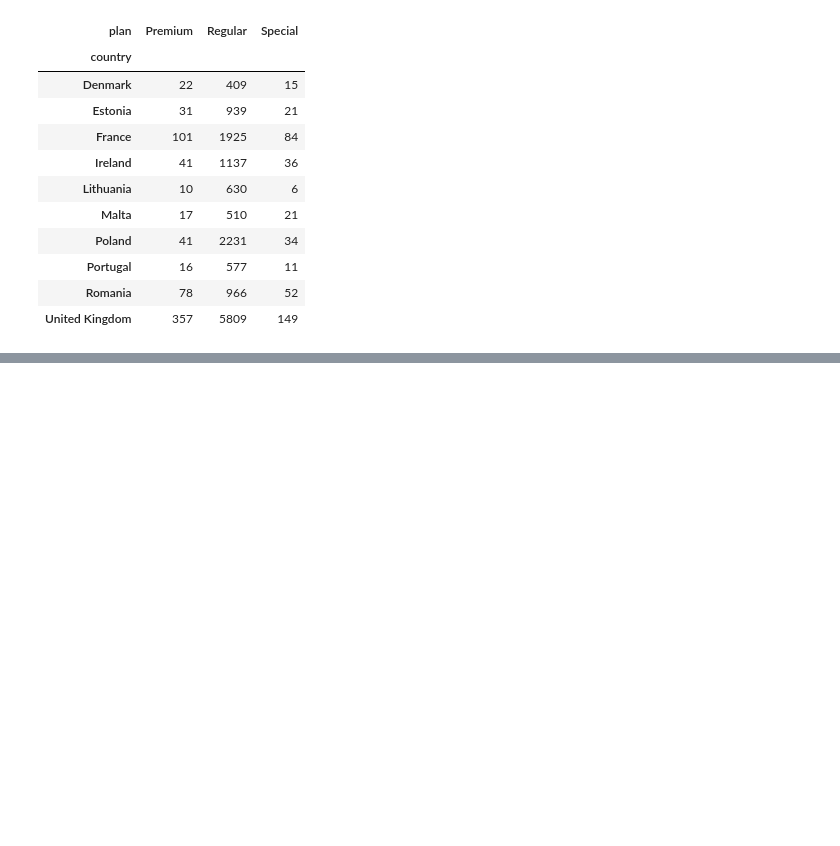
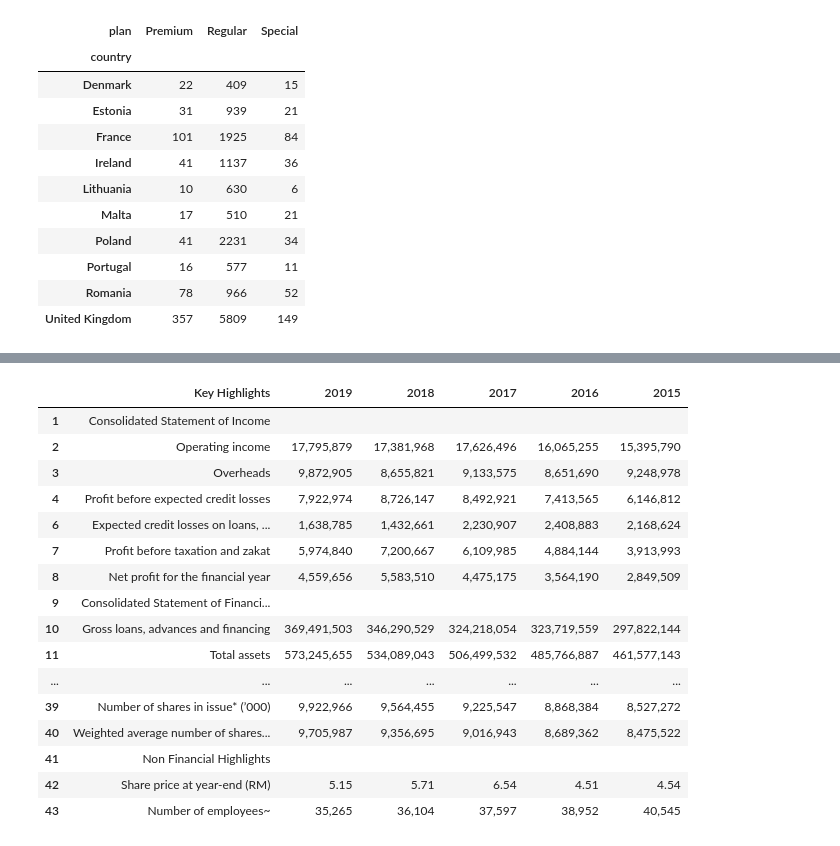
Before and after one commit to atlas-github/fstep_19, a Jupyter notebook: intro_to_bigdata&ai.ipynb, the cells around one changed output, grey strips where cells are left out. Cells and saved outputs as stored; diff of their text form; code cells hidden in the pictures; blank space fills up the shorter version.

```diff
--- a/intro_to_bigdata&ai.ipynb
+++ b/intro_to_bigdata&ai.ipynb
@@ -50,0 +149,37 @@ table
+# %%
+#clean header row
+
+df_cimb = df_cimb.rename(columns = {"Unnamed: 0" : "Key Highlights"})
+df1_cimb = df_cimb.drop([0])
+
+#merge rows 5 & 6
+
+df1_cimb = df1_cimb.replace(to_replace = "financing", value = "Expected credit losses on loans, advances and financing")
+df2_cimb = df1_cimb.drop([5])
+
+#merge rows 35 & 36
+
+df2_cimb = df2_cimb.replace(to_replace = "– basic", value = "Earnings per share (sen)")
+df3_cimb = df2_cimb.drop([35])
+
+#replace NaNs
+df3_cimb = df3_cimb.fillna('')
+df3_cimb
+# %% [output]
+|  | Key Highlights | 2019 | 2018 | 2017 | 2016 | 2015 |
+| 1 | Consolidated Statement of Income |  |  |  |  |  |
+| 2 | Operating income | 17,795,879 | 17,381,968 | 17,626,496 | 16,065,255 | 15,395,790 |
+| 3 | Overheads | 9,872,905 | 8,655,821 | 9,133,575 | 8,651,690 | 9,248,978 |
+| 4 | Profit before expected credit losses | 7,922,974 | 8,726,147 | 8,492,921 | 7,413,565 | 6,146,812 |
+| 6 | Expected credit losses on loans, ... | 1,638,785 | 1,432,661 | 2,230,907 | 2,408,883 | 2,168,624 |
+| 7 | Profit before taxation and zakat | 5,974,840 | 7,200,667 | 6,109,985 | 4,884,144 | 3,913,993 |
+| 8 | Net profit for the financial year | 4,559,656 | 5,583,510 | 4,475,175 | 3,564,190 | 2,849,509 |
+| 9 | Consolidated Statement of Financi... |  |  |  |  |  |
+| 10 | Gross loans, advances and financing | 369,491,503 | 346,290,529 | 324,218,054 | 323,719,559 | 297,822,144 |
+| 11 | Total assets | 573,245,655 | 534,089,043 | 506,499,532 | 485,766,887 | 461,577,143 |
+| ... | ... | ... | ... | ... | ... | ... |
+| 39 | Number of shares in issue* (’000) | 9,922,966 | 9,564,455 | 9,225,547 | 8,868,384 | 8,527,272 |
+| 40 | Weighted average number of shares... | 9,705,987 | 9,356,695 | 9,016,943 | 8,689,362 | 8,475,522 |
+| 41 | Non Financial Highlights |  |  |  |  |  |
+| 42 | Share price at year-end (RM) | 5.15 | 5.71 | 6.54 | 4.51 | 4.54 |
+| 43 | Number of employees~ | 35,265 | 36,104 | 37,597 | 38,952 | 40,545 |
```
Also changed, not shown: parts of 20 cells of this notebook.
